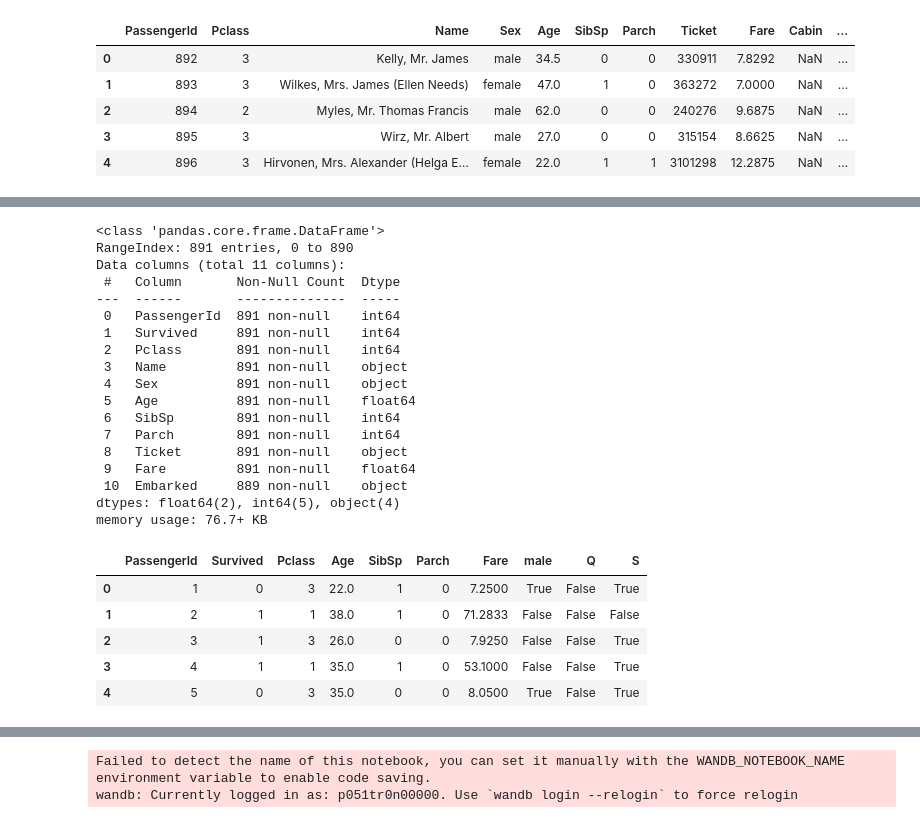
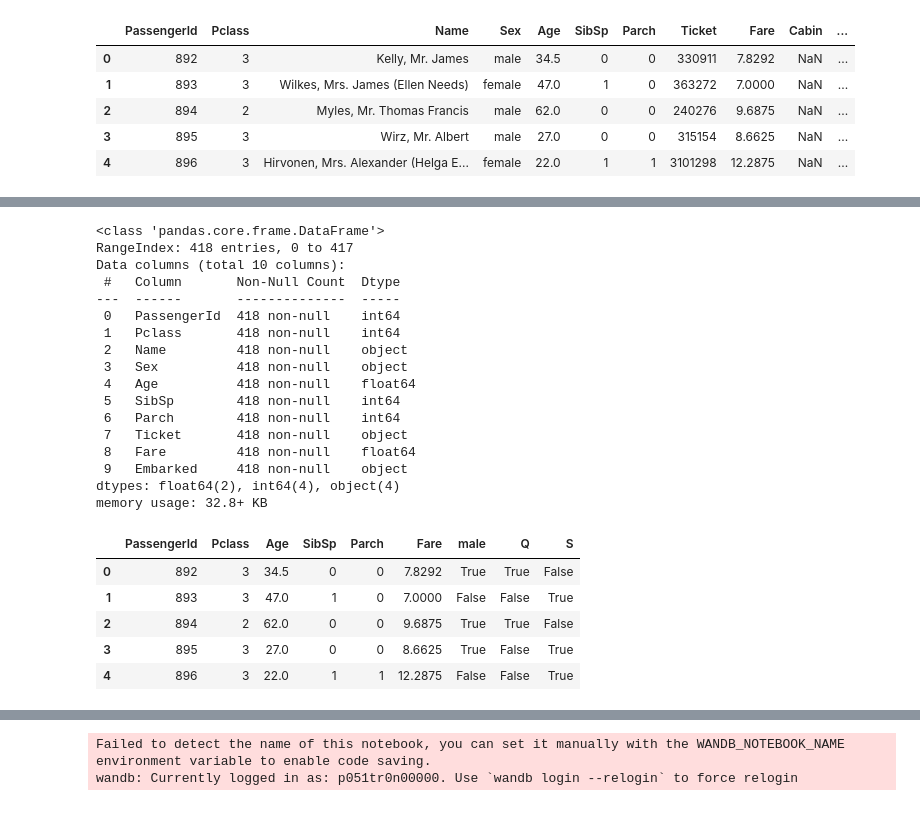
Before and after one commit to Positron00/Kg_TitanicNB, a Jupyter notebook: nbs/01_TitanicDataset.ipynb, the cells around one changed output, grey strips where cells are left out. Drawn from its saved outputs; the diff is of its cells as text; code cells hidden in the pictures.

Commit message:
also clean up test data

```diff
--- a/nbs/01_TitanicDataset.ipynb
+++ b/nbs/01_TitanicDataset.ipynb
@@ -107,0 +115,16 @@ train_data.drop('Cabin',axis=1,inplace=True)
+# %%
+#| export
+meanFareByClass = train_data.groupby("Pclass")["Fare"].mean()
+# %%
+#| export
+def impute_fare(cols):
+    Fare = cols[0]
+    Pclass = cols[1]
+
+    if pd.isnull(Fare):
+        return meanFareByClass.iloc[int(Pclass)-1]
+    else:
+        return Fare
+# %%
+#| export
+test_data['Fare'] = test_data[['Fare','Pclass']].apply(impute_fare,axis=1)
@@ -115,23 +145,22 @@ sns.set_style('whitegrid')
 sns.countplot(x='Survived',hue='Pclass',data=train_data,palette='rainbow')
 # %%
 #| hide
-train_data.info()
+test_data.info()
 # %% [output]
 <class 'pandas.core.frame.DataFrame'>
-RangeIndex: 891 entries, 0 to 890
-Data columns (total 11 columns):
+RangeIndex: 418 entries, 0 to 417
+Data columns (total 10 columns):
  #   Column       Non-Null Count  Dtype
 ---  ------       --------------  -----
- 0   PassengerId  891 non-null    int64
- 1   Survived     891 non-null    int64
- 2   Pclass       891 non-null    int64
- 3   Name         891 non-null    object
- 4   Sex          891 non-null    object
- 5   Age          891 non-null    float64
- 6   SibSp        891 non-null    int64
- 7   Parch        891 non-null    int64
- 8   Ticket       891 non-null    object
- 9   Fare         891 non-null    float64
- 10  Embarked     889 non-null    object
-dtypes: float64(2), int64(5), object(4)
-memory usage: 76.7+ KB
+ 0   PassengerId  418 non-null    int64
+ 1   Pclass       418 non-null    int64
+ 2   Name         418 non-null    object
+ 3   Sex          418 non-null    object
+ 4   Age          418 non-null    float64
+ 5   SibSp        418 non-null    int64
+ 6   Parch        418 non-null    int64
+ 7   Ticket       418 non-null    object
+ 8   Fare         418 non-null    float64
+ 9   Embarked     418 non-null    object
+dtypes: float64(2), int64(4), object(4)
+memory usage: 32.8+ KB
@@ -147,16 +170,21 @@ sex = pd.get_dummies(train_data['Sex'],drop_first=True)
 embark = pd.get_dummies(train_data['Embarked'],drop_first=True)
 train_data.drop(['Sex','Embarked','Name','Ticket'],axis=1,inplace=True)
 train_data = pd.concat([train_data,sex,embark],axis=1)
+
+sex = pd.get_dummies(test_data['Sex'],drop_first=True)
+embark = pd.get_dummies(test_data['Embarked'],drop_first=True)
+test_data.drop(['Sex','Embarked','Name','Ticket'],axis=1,inplace=True)
+test_data = pd.concat([test_data,sex,embark],axis=1)
 # %%
 #| hide
-train_data.head()
+test_data.head()
 # %% [output]
-|  | PassengerId | Survived | Pclass | Age | SibSp | Parch | Fare | male | Q | S |
-| 0 | 1 | 0 | 3 | 22.0 | 1 | 0 | 7.2500 | True | False | True |
-| 1 | 2 | 1 | 1 | 38.0 | 1 | 0 | 71.2833 | False | False | False |
-| 2 | 3 | 1 | 3 | 26.0 | 0 | 0 | 7.9250 | False | False | True |
-| 3 | 4 | 1 | 1 | 35.0 | 1 | 0 | 53.1000 | False | False | True |
-| 4 | 5 | 0 | 3 | 35.0 | 0 | 0 | 8.0500 | True | False | True |
+|  | PassengerId | Pclass | Age | SibSp | Parch | Fare | male | Q | S |
+| 0 | 892 | 3 | 34.5 | 0 | 0 | 7.8292 | True | True | False |
+| 1 | 893 | 3 | 47.0 | 1 | 0 | 7.0000 | False | False | True |
+| 2 | 894 | 2 | 62.0 | 0 | 0 | 9.6875 | True | True | False |
+| 3 | 895 | 3 | 27.0 | 0 | 0 | 8.6625 | True | False | True |
+| 4 | 896 | 3 | 22.0 | 1 | 1 | 12.2875 | False | False | True |
 # %%
 #| export
 train_data.to_csv(os.path.join(dirname, 'train_cleaned.csv'),index=False)
```
Also changed, not shown: parts of 13 cells of this notebook, 21 other files.
